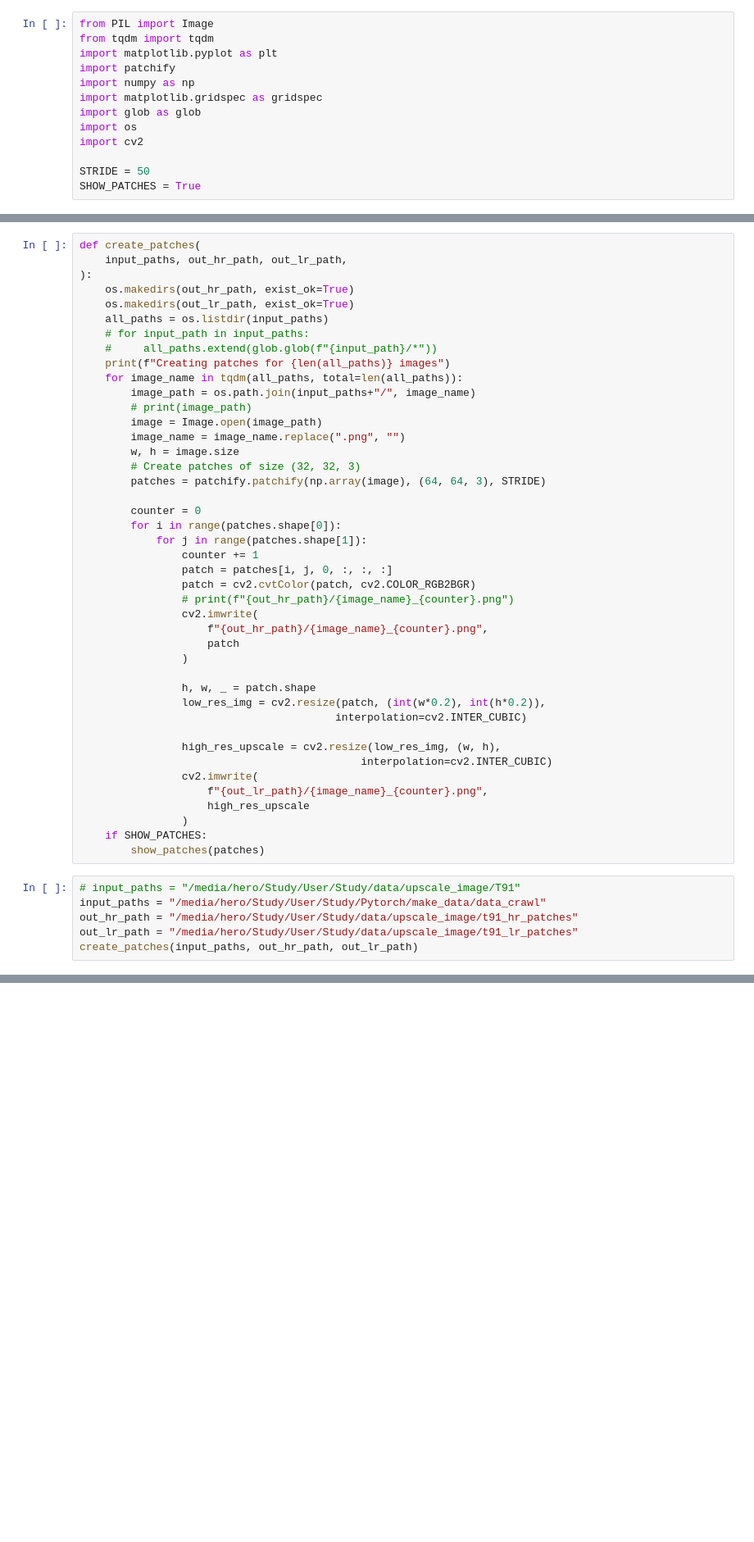
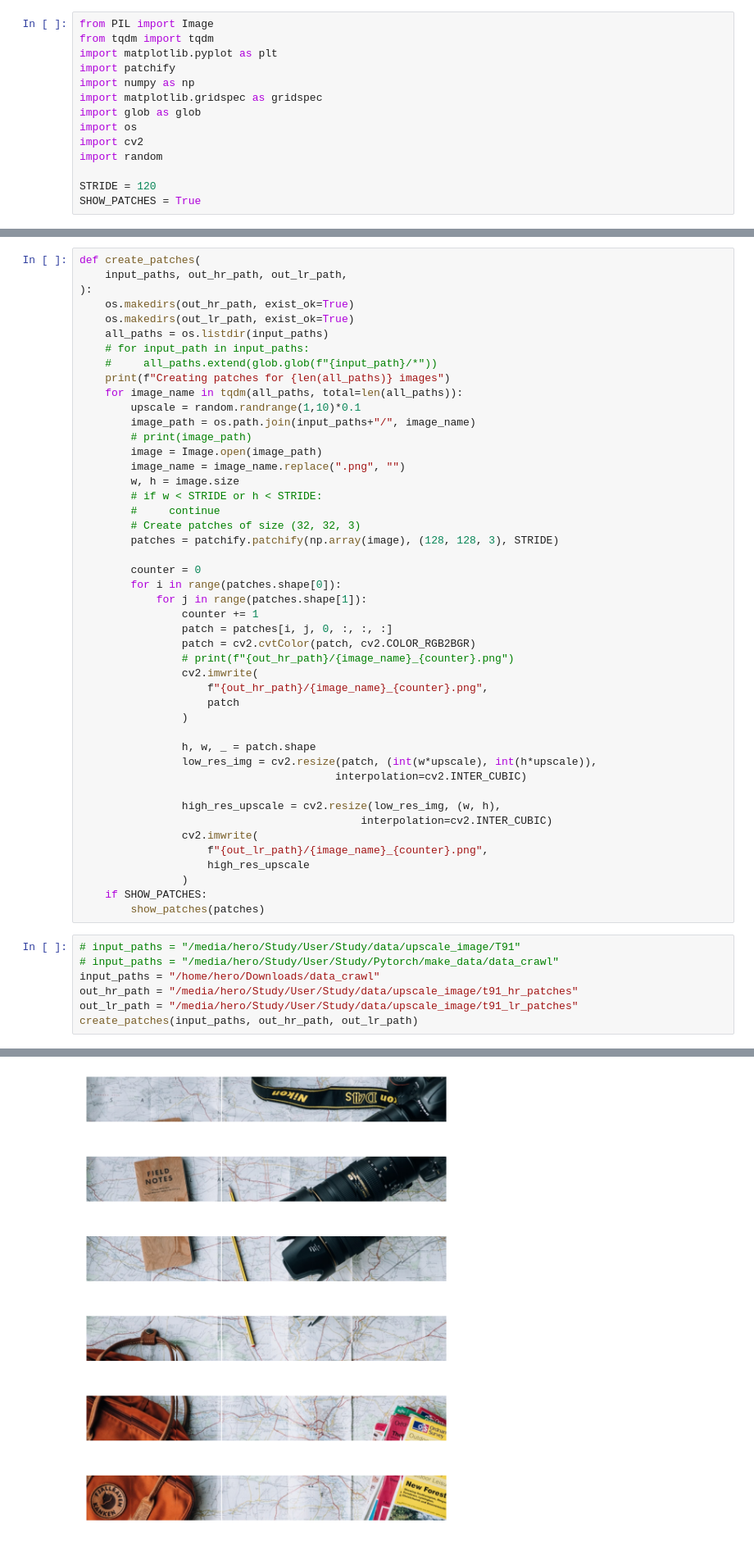
Before and after one commit to infinity-linh/study_Ai, a Jupyter notebook: make_data/create_data_upscale.ipynb, the cells around one changed output, grey strips where cells are left out. Shown: that part at 82% size. Saved outputs shown, nothing was run; the diff lists cells and outputs as text; blank space fills up the shorter version.

```diff
--- a/make_data/create_data_upscale.ipynb
+++ b/make_data/create_data_upscale.ipynb
@@ -8,8 +8,9 @@ import matplotlib.gridspec as gridspec
 import glob as glob
 import os
 import cv2
+import random
 
-STRIDE = 50
+STRIDE = 120
 SHOW_PATCHES = True
 # %%
 def show_patches(patches):
@@ -35,13 +36,16 @@ def create_patches(
     #     all_paths.extend(glob.glob(f"{input_path}/*"))
     print(f"Creating patches for {len(all_paths)} images")
     for image_name in tqdm(all_paths, total=len(all_paths)):
+        upscale = random.randrange(1,10)*0.1
         image_path = os.path.join(input_paths+"/", image_name)
         # print(image_path)
         image = Image.open(image_path)
         image_name = image_name.replace(".png", "")
         w, h = image.size
+        # if w < STRIDE or h < STRIDE:
+        #     continue
         # Create patches of size (32, 32, 3)
-        patches = patchify.patchify(np.array(image), (64, 64, 3), STRIDE)
+        patches = patchify.patchify(np.array(image), (128, 128, 3), STRIDE)
 
         counter = 0
         for i in range(patches.shape[0]):
@@ -56,7 +60,7 @@ def create_patches(
                 )
 
                 h, w, _ = patch.shape
-                low_res_img = cv2.resize(patch, (int(w*0.2), int(h*0.2)),
+                low_res_img = cv2.resize(patch, (int(w*upscale), int(h*upscale)),
                                         interpolation=cv2.INTER_CUBIC)
 
                 high_res_upscale = cv2.resize(low_res_img, (w, h),
@@ -69,7 +73,9 @@ def create_patches(
         show_patches(patches)
 # %%
 # input_paths = "/media/hero/Study/User/Study/data/upscale_image/T91"
-input_paths = "/media/hero/Study/User/Study/Pytorch/make_data/data_crawl"
+# input_paths = "/media/hero/Study/User/Study/Pytorch/make_data/data_crawl"
+input_paths = "/home/hero/Downloads/data_crawl"
 out_hr_path = "/media/hero/Study/User/Study/data/upscale_image/t91_hr_patches"
 out_lr_path = "/media/hero/Study/User/Study/data/upscale_image/t91_lr_patches"
 create_patches(input_paths, out_hr_path, out_lr_path)
+# %% [output]
@@ -76 +83,2 @@ create_patches(input_paths, out_hr_path, out_lr_path)
+[figure, added]
 # %%
```
Also changed, not shown: parts of 2 cells of this notebook, 5 other files.
